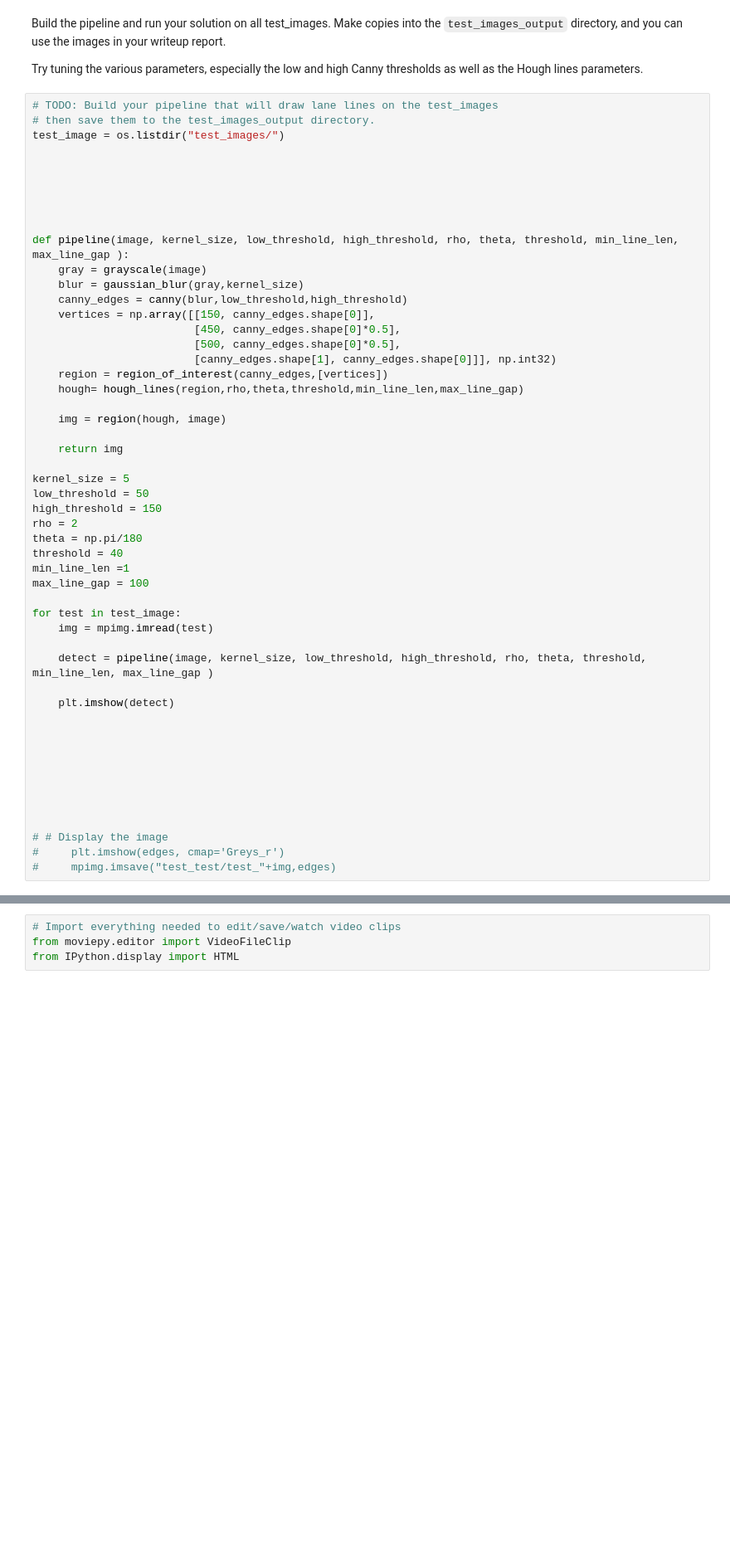
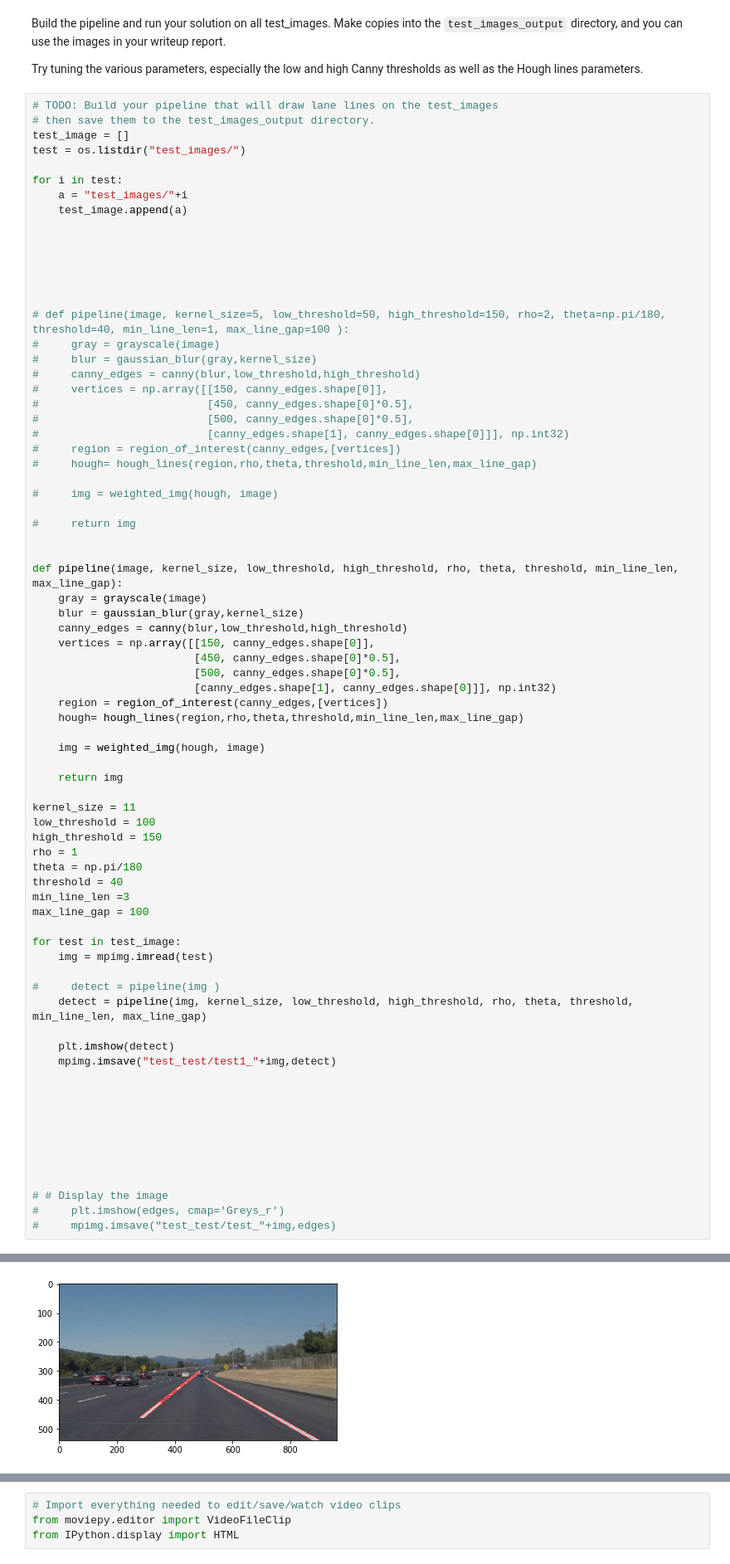
Before and after one commit to byungju-oh/self, a Jupyter notebook: CarND-LaneLines-P1-master/CarND-LaneLines-P1-master/P1.ipynb, the cells around one changed output, grey strips where cells are left out. Shown at 83% size. Cells and saved outputs as stored; diff of their text form; blank space fills up the shorter version.

```diff
--- a/CarND-LaneLines-P1-master/CarND-LaneLines-P1-master/P1.ipynb
+++ b/CarND-LaneLines-P1-master/CarND-LaneLines-P1-master/P1.ipynb
@@ -196,14 +220,35 @@ Try tuning the various parameters, especially the low and high Canny thresholds
 # %%
 # TODO: Build your pipeline that will draw lane lines on the test_images
 # then save them to the test_images_output directory.
-test_image = os.listdir("test_images/")
+test_image = []
+test = os.listdir("test_images/")
+
+for i in test:
+    a = "test_images/"+i
+    test_image.append(a)
 
 
 
 
 
 
-def pipeline(image, kernel_size, low_threshold, high_threshold, rho, theta, threshold, min_line_len, max_line_gap ):
+# def pipeline(image, kernel_size=5, low_threshold=50, high_threshold=150, rho=2, theta=np.pi/180, threshold=40, min_line_len=1, max_line_gap=100 ):
+#     gray = grayscale(image)
+#     blur = gaussian_blur(gray,kernel_size)
+#     canny_edges = canny(blur,low_threshold,high_threshold)
+#     vertices = np.array([[150, canny_edges.shape[0]],
+#                          [450, canny_edges.shape[0]*0.5],
+#                          [500, canny_edges.shape[0]*0.5],
+#                          [canny_edges.shape[1], canny_edges.shape[0]]], np.int32)
+#     region = region_of_interest(canny_edges,[vertices])
+#     hough= hough_lines(region,rho,theta,threshold,min_line_len,max_line_gap)
+
+#     img = weighted_img(hough, image)
+
+#     return img
+
+
+def pipeline(image, kernel_size, low_threshold, high_threshold, rho, theta, threshold, min_line_len, max_line_gap):
     gray = grayscale(image)
     blur = gaussian_blur(gray,kernel_size)
     canny_edges = canny(blur,low_threshold,high_threshold)
@@ -214,25 +259,27 @@ def pipeline(image, kernel_size, low_threshold, high_threshold, rho, theta, thre
     region = region_of_interest(canny_edges,[vertices])
     hough= hough_lines(region,rho,theta,threshold,min_line_len,max_line_gap)
 
-    img = region(hough, image)
+    img = weighted_img(hough, image)
 
     return img
 
-kernel_size = 5
-low_threshold = 50
+kernel_size = 11
+low_threshold = 100
 high_threshold = 150
-rho = 2
+rho = 1
 theta = np.pi/180
 threshold = 40
-min_line_len =1
+min_line_len =3
 max_line_gap = 100
 
 for test in test_image:
     img = mpimg.imread(test)
 
-    detect = pipeline(image, kernel_size, low_threshold, high_threshold, rho, theta, threshold, min_line_len, max_line_gap )
+#     detect = pipeline(img )
+    detect = pipeline(img, kernel_size, low_threshold, high_threshold, rho, theta, threshold, min_line_len, max_line_gap)
 
     plt.imshow(detect)
+    mpimg.imsave("test_test/test1_"+img,detect)
 
 
 
@@ -249,3 +296,4 @@ FileNotFoundError: [Errno 2] No such file or directory: 'solidWhiteCurve.jpg'
+[figure, added]
 # %% [markdown]
 ## Test on Videos
 
```
Also changed, not shown: parts of 3 cells of this notebook.
